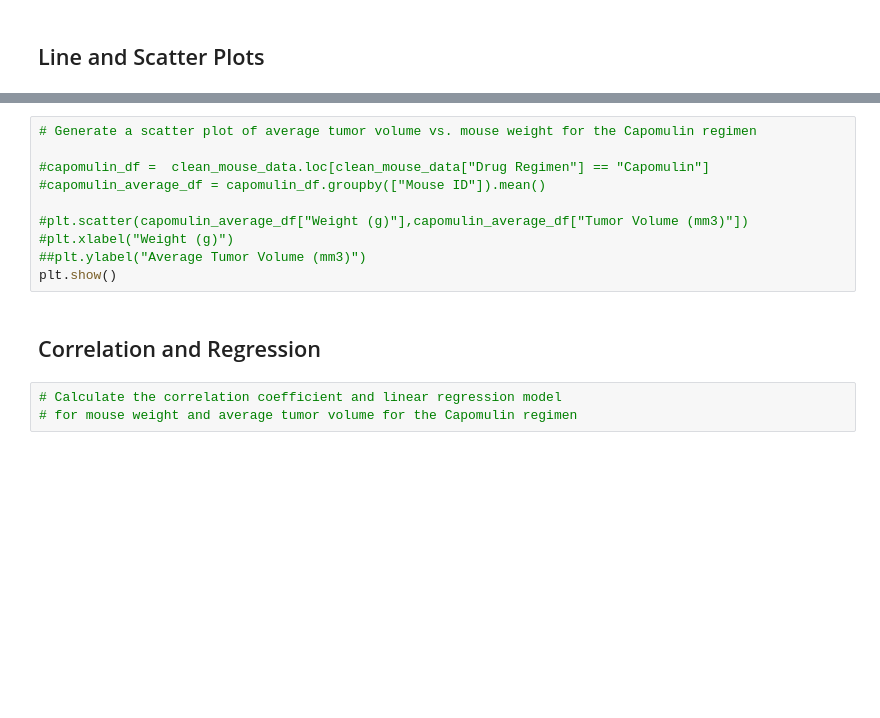
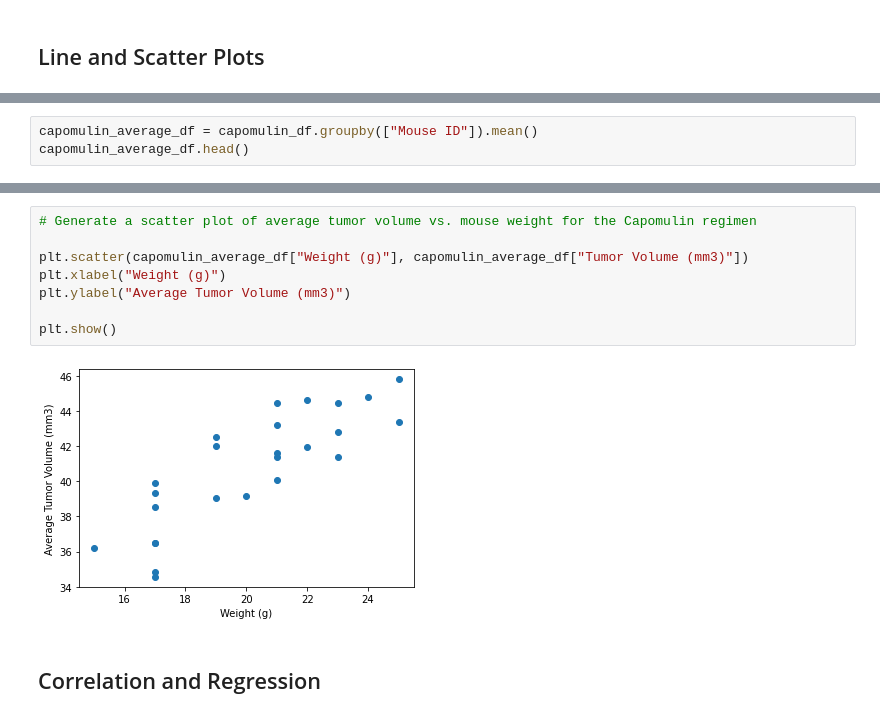
Before and after one commit to fromjandp/Pymaceuticals-Challenge, a Jupyter notebook: pymaceuticals_starter.ipynb, the cells around one changed output, grey strips where cells are left out. Saved outputs shown, nothing was run; the diff lists cells and outputs as text; blank space fills up the shorter version.

```diff
--- a/pymaceuticals_starter.ipynb
+++ b/pymaceuticals_starter.ipynb
@@ -307,0 +313,3 @@ clean_mouse_data.loc[clean_mouse_data["Drug Regimen"] == "Capomulin", :]
+# %%
+capomulin_average_df = capomulin_df.groupby(["Mouse ID"]).mean()
+capomulin_average_df.head()
@@ -308,15 +324,12 @@ clean_mouse_data.loc[clean_mouse_data["Drug Regimen"] == "Capomulin", :]
 # %%
 # Generate a scatter plot of average tumor volume vs. mouse weight for the Capomulin regimen
 
-#capomulin_df =  clean_mouse_data.loc[clean_mouse_data["Drug Regimen"] == "Capomulin"]
-#capomulin_average_df = capomulin_df.groupby(["Mouse ID"]).mean()
+plt.scatter(capomulin_average_df["Weight (g)"], capomulin_average_df["Tumor Volume (mm3)"])
+plt.xlabel("Weight (g)")
+plt.ylabel("Average Tumor Volume (mm3)")
 
-#plt.scatter(capomulin_average_df["Weight (g)"],capomulin_average_df["Tumor Volume (mm3)"])
-#plt.xlabel("Weight (g)")
-##plt.ylabel("Average Tumor Volume (mm3)")
 plt.show()
+# %% [output]
+[figure, added]
 # %% [markdown]
 ## Correlation and Regression
-# %%
-# Calculate the correlation coefficient and linear regression model
-# for mouse weight and average tumor volume for the Capomulin regimen
```
Also changed, not shown: parts of 4 cells of this notebook.
